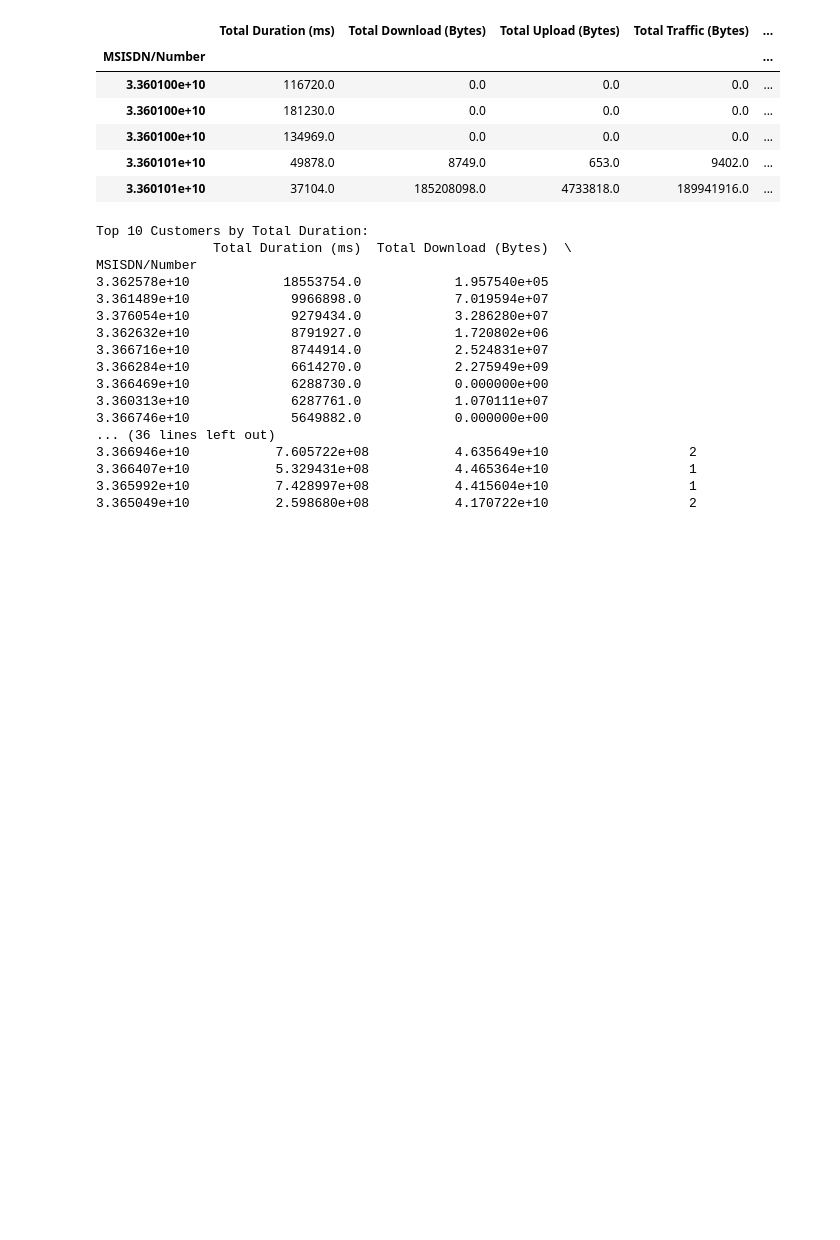
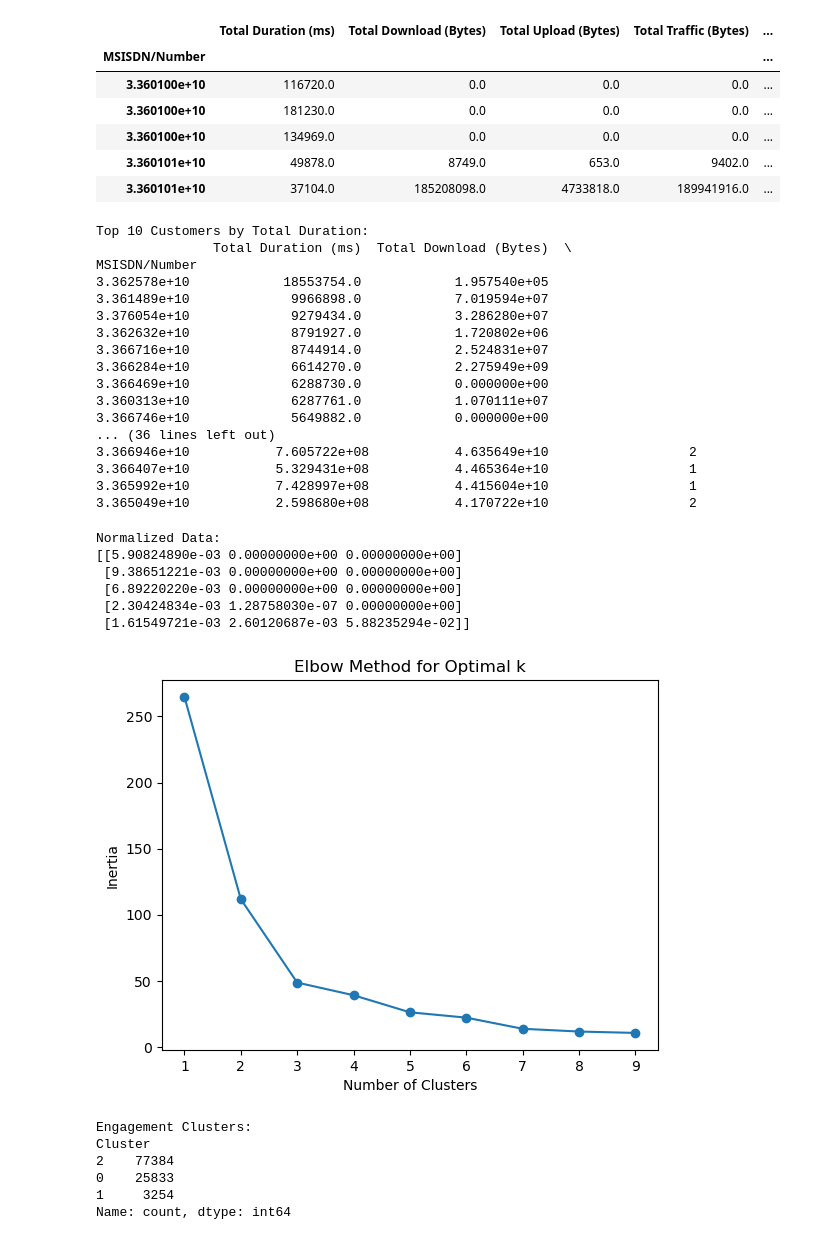
Before and after one commit to EbenGitHub/10-academy-week-2, a Jupyter notebook: notebooks/EDA.ipynb, the cells around one changed output. Drawn from its saved outputs; the diff is of its cells as text; code cells hidden in the pictures; blank space fills up the shorter version.

```diff
--- a/notebooks/EDA.ipynb
+++ b/notebooks/EDA.ipynb
@@ -408,3 +408,52 @@ MSISDN/Number
 3.366407e+10           5.329431e+08           4.465364e+10                  1
 3.365992e+10           7.428997e+08           4.415604e+10                  1
 3.365049e+10           2.598680e+08           4.170722e+10                  2
+# %%
+from sklearn.preprocessing import MinMaxScaler
+
+# Select relevant columns for clustering
+clustering_data = engagement_metrics[['Total Duration (ms)', 'Total Traffic (Bytes)', 'Session Frequency']]
+
+# Normalize data
+scaler = MinMaxScaler()
+normalized_data = scaler.fit_transform(clustering_data)
+
+print("Normalized Data:")
+print(normalized_data[:5])
+# %% [output]
+Normalized Data:
+[[5.90824890e-03 0.00000000e+00 0.00000000e+00]
+ [9.38651221e-03 0.00000000e+00 0.00000000e+00]
+ [6.89220220e-03 0.00000000e+00 0.00000000e+00]
+ [2.30424834e-03 1.28758030e-07 0.00000000e+00]
+ [1.61549721e-03 2.60120687e-03 5.88235294e-02]]
+# %%
+from sklearn.cluster import KMeans
+
+# Elbow method to find optimal k
+inertia = []
+for k in range(1, 10):
+    kmeans = KMeans(n_clusters=k, random_state=42).fit(normalized_data)
+    inertia.append(kmeans.inertia_)
+
+# Plot the elbow curve
+plt.plot(range(1, 10), inertia, marker='o')
+plt.title('Elbow Method for Optimal k')
+plt.xlabel('Number of Clusters')
+plt.ylabel('Inertia')
+plt.show()
+
+# K-Means Clustering (k=3)
+kmeans = KMeans(n_clusters=3, random_state=42)
+engagement_metrics['Cluster'] = kmeans.fit_predict(normalized_data)
+
+print("Engagement Clusters:")
+print(engagement_metrics['Cluster'].value_counts())
+# %% [output]
+[figure, added]
+Engagement Clusters:
+Cluster
+2    77384
+0    25833
+1     3254
+Name: count, dtype: int64
```
Also changed, not shown: parts of 3 cells of this notebook.
